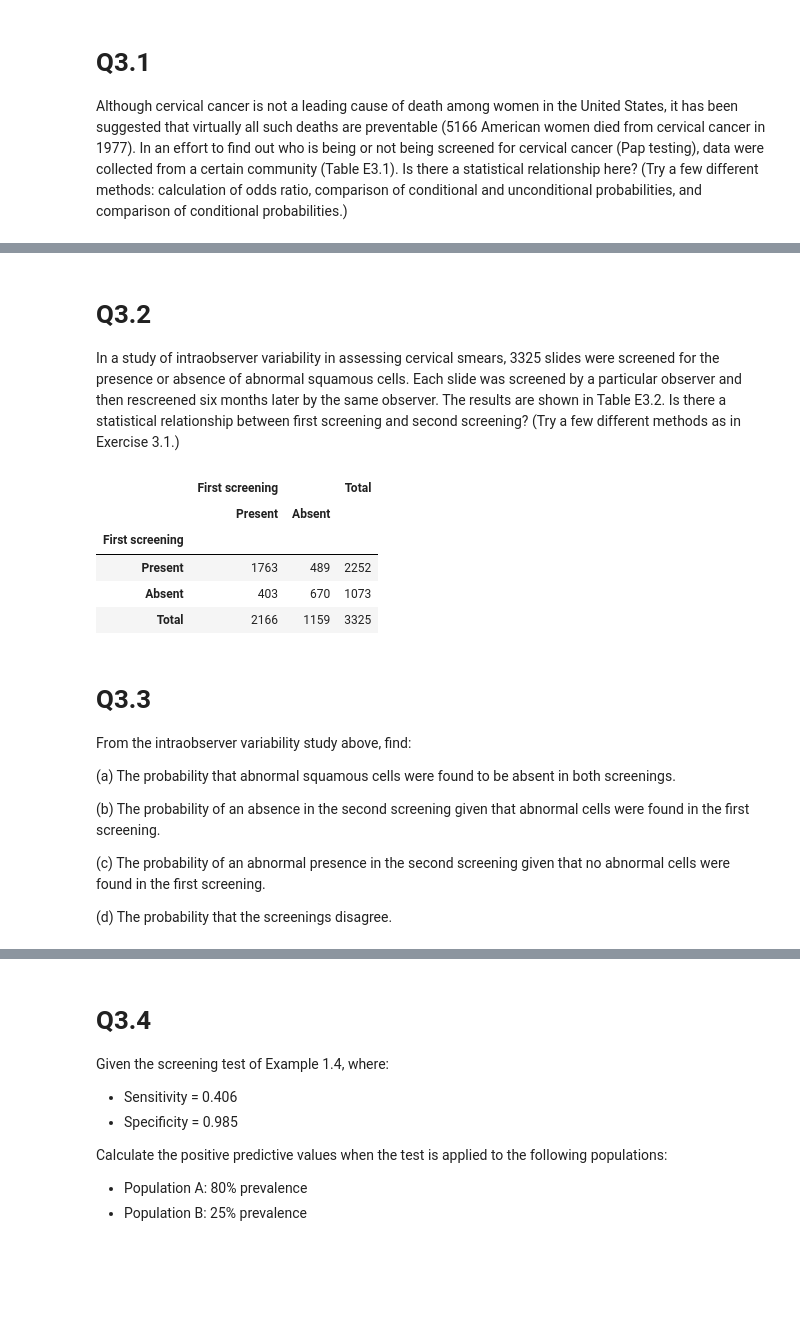
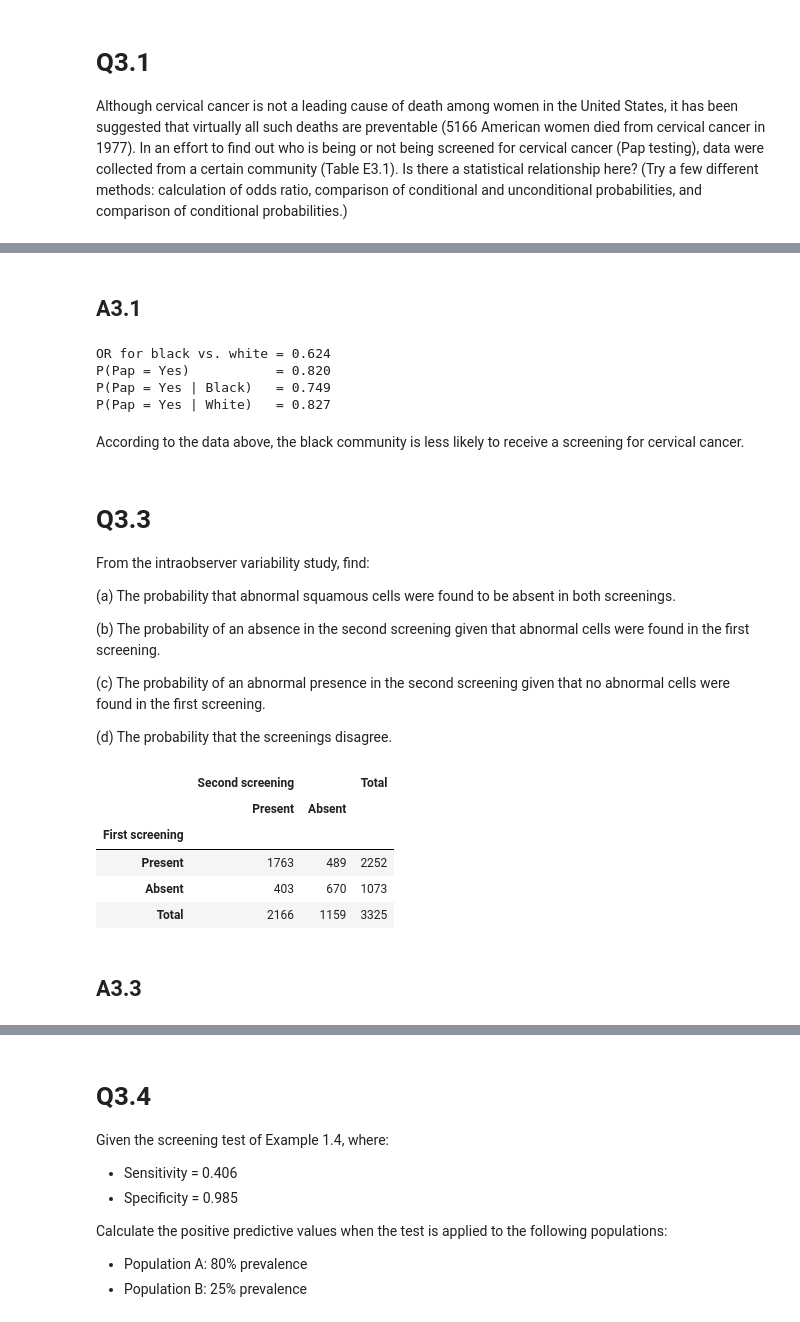
Before and after one commit to jmsdao/intro-biostats-solutions, a Jupyter notebook: Chapter03.ipynb, the cells around one changed output, grey strips where cells are left out. Saved outputs shown, nothing was run; the diff lists cells and outputs as text; code cells hidden in the pictures; blank space fills up the shorter version.

```diff
--- a/Chapter03.ipynb
+++ b/Chapter03.ipynb
@@ -32,42 +33,27 @@ df
 | No | 5244 | 785 | 6029 |
 | Yes | 25117 | 2348 | 27465 |
 | Total | 30361 | 3133 | 33494 |
-# %% [markdown]
-# Q3.2
-In a study of intraobserver variability in assessing cervical smears, 3325 slides
-were screened for the presence or absence of abnormal squamous cells. Each
-slide was screened by a particular observer and then rescreened six months
-later by the same observer. The results are shown in Table E3.2. Is there a
-statistical relationship between first screening and second screening? (Try a
-few different methods as in Exercise 3.1.)
-# %%
-index = ['Present', 'Absent', 'Total']
-
-columns = [
-    ['First screening', 'First screening', 'Total'],
-    ['Present', 'Absent', '']
-]
-
-data = [
-    [1763, 489, 2252],
-    [403, 670, 1073],
-    [2166, 1159, 3325],
-]
-
-df = pd.DataFrame(data=data, index=index, columns=columns)
-df.index = df.index.rename('First screening')
-
-df
-# %% [output]
-|  | First screening |  | Total |
-|  | Present | Absent |  |
-| First screening |  |  |  |
-| Present | 1763 | 489 | 2252 |
-| Absent | 403 | 670 | 1073 |
-| Total | 2166 | 1159 | 3325 |
+# %% [markdown]
+## A3.1
+# %%
+odds_b = df.loc['Yes', 'Black'] / df.loc['No', 'Black']
+odds_w = df.loc['Yes', 'White'] / df.loc['No', 'White']
+odds_ratio = odds_b / odds_w
+
+print(f"OR for black vs. white = {odds_ratio :.3f}")
+print(f"P(Pap = Yes)           = {df.loc['Yes', 'Total'] / df.loc['Total', 'Total'] :.3f}")
+print(f"P(Pap = Yes | Black)   = {df.loc['Yes', 'Black'] / df.loc['Total', 'Black'] :.3f}")
+print(f"P(Pap = Yes | White)   = {df.loc['Yes', 'White'] / df.loc['Total', 'White'] :.3f}")
+# %% [output]
+OR for black vs. white = 0.624
+P(Pap = Yes)           = 0.820
+P(Pap = Yes | Black)   = 0.749
+P(Pap = Yes | White)   = 0.827
+# %% [markdown]
+According to the data above, the black community is less likely to receive a screening for cervical cancer.
 # %% [markdown]
 # Q3.3
-From the intraobserver variability study above, find:
+From the intraobserver variability study, find:
 
 (a) The probability that abnormal squamous cells were found to be absent in
 both screenings.
@@ -79,3 +65,30 @@ cells were found in the first screening.
 no abnormal cells were found in the first screening.
 
 (d) The probability that the screenings disagree.
+# %%
+index = ['Present', 'Absent', 'Total']
+
+columns = [
+    ['Second screening', 'Second screening', 'Total'],
+    ['Present', 'Absent', '']
+]
+
+data = [
+    [1763, 489, 2252],
+    [403, 670, 1073],
+    [2166, 1159, 3325],
+]
+
+df = pd.DataFrame(data=data, index=index, columns=columns)
+df.index = df.index.rename('First screening')
+
+df
+# %% [output]
+|  | Second screening |  | Total |
+|  | Present | Absent |  |
+| First screening |  |  |  |
+| Present | 1763 | 489 | 2252 |
+| Absent | 403 | 670 | 1073 |
+| Total | 2166 | 1159 | 3325 |
+# %% [markdown]
+## A3.3
```
Also changed, not shown: parts of 44 cells of this notebook.
